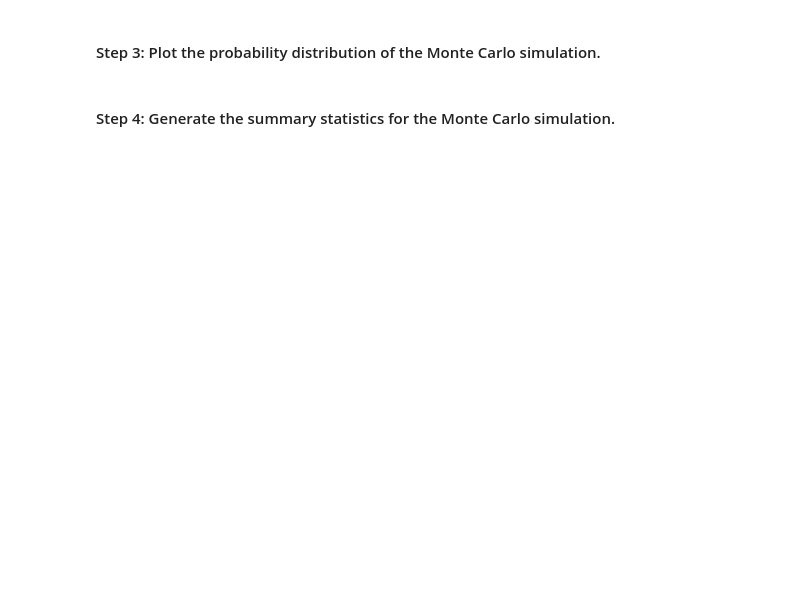
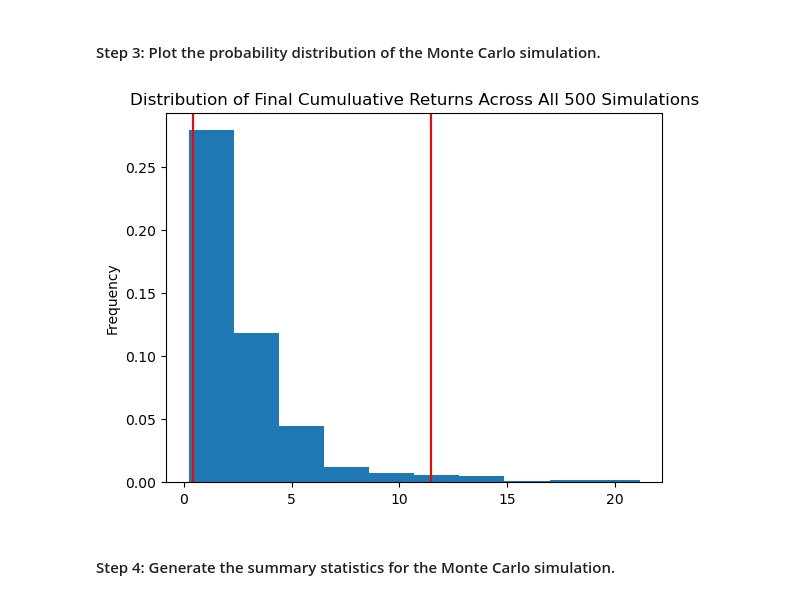
Before and after one commit to BenSmook/Financial-Planning-with-Apis-and-Simulations, a Jupyter notebook: Starter_Code/financial_planning_tools.ipynb, the cells around one changed output. Saved outputs shown, nothing was run; the diff lists cells and outputs as text; code cells hidden in the pictures; blank space fills up the shorter version.

```diff
--- a/Starter_Code/financial_planning_tools.ipynb
+++ b/Starter_Code/financial_planning_tools.ipynb
@@ -156,17 +203,17 @@ agg_shares = 200
 - `start_date` and `end_date`: Use the same date for these parameters, and format them with the date of the previous weekday (or `2020-08-07`). This is because you want the one closing price for the most-recent trading day.
 # %%
 # Set the tickers for both the bond and stock portion of the portfolio
-# YOUR CODE HERE
+tickers = ["SPY", "AGG"]
 
 # Set timeframe to 1Day
-# YOUR CODE HERE
+timeframe = "1day"
 
 # Format current date as ISO format
 # Set both the start and end date at the date of your prior weekday
 # This will give you the closing price of the previous trading day
 # Alternatively you can use a start and end date of 2020-08-07
-# YOUR CODE HERE
-# YOUR CODE HERE
+start_date = pd.Timestamp("2020-08-07", tz = "America/New_York").isoformat()
+end_date = pd.Timestamp("2020-08-07", tz = "America/New_York").isoformat()
 # %% [markdown]
 #### Step 4: Get the current closing prices for `SPY` and `AGG` by using the Alpaca `get_bars` function. Format the response as a Pandas DataFrame by including the `df` property at the end of the `get_bars` function.
 # %%
@@ -334,22 +411,22 @@ In this section, you’ll use the MCForecastTools library to create a Monte Carl
 # %%
 # Set start and end dates of 3 years back from your current date
 # Alternatively, you can use an end date of 2020-08-07 and work 3 years back from that date
-# YOUR CODE HERE
-# YOUR CODE HERE
+start_date = pd.Timestamp("2019-10-20", tz = "America/New_York").isoformat()
+end_date = pd.Timestamp("2022-10-20", tz = "America/New_York").isoformat()
 # %%
 # Use the Alpaca get_bars function to make the API call to get the 3 years worth of pricing data
 # The tickers and timeframe parameters should have been set in Part 1 of this activity
 # The start and end dates should be updated with the information set above
 # Remember to add the df property to the end of the call so the response is returned as a DataFrame
-# YOUR CODE HERE
+df_portfolio = alpaca.get_bars(tickers, timeframe, start = start_date, end = end_date).df
 
 # Reorganize the DataFrame
 # Separate ticker data
-# YOUR CODE HERE
-
+SPY = df_portfolio[df_portfolio['symbol']=='SPY'].drop('symbol',axis=1)
+AGG = df_portfolio[df_portfolio['symbol']=='AGG'].drop('symbol',axis=1)
 # Concatenate the ticker DataFrames
-# YOUR CODE HERE
+df_portfolio=pd.concat([AGG, SPY], axis = 1, keys = ['AGG', 'SPY'])
 
 # Display both the first and last five rows of the DataFrame
-# YOUR CODE HERE
-# YOUR CODE HERE
+display(df_portfolio.head())
+df_portfolio.tail()
@@ -359,7 +453,11 @@ In this section, you’ll use the MCForecastTools library to create a Monte Carl
 # Configure the Monte Carlo simulation to forecast 30 years cumulative returns
 # The weights should be split 40% to AGG and 60% to SPY.
 # Run 500 samples.
-# YOUR CODE HERE
+MC_thirtyyear = MCSimulation(
+    portfolio_data = df_portfolio,
+    weights=[.40,.60],
+    num_simulation=500,
+    num_trading_days=252*30)
 
 # Review the simulation input data
-# YOUR CODE HERE
+MC_thirtyyear.portfolio_data
@@ -375,7 +537,9 @@ In this section, you’ll use the MCForecastTools library to create a Monte Carl
 # %%
 # Visualize the probability distribution of the 30-year Monte Carlo simulation
 # by plotting a histogram
-# YOUR CODE HERE
+MC_sim_dist_plot = MC_thirtyyear.plot_distribution()
+# %% [output]
+[figure, added]
 # %% [markdown]
 #### Step 4: Generate the summary statistics for the Monte Carlo simulation.
 # %%
```
Also changed, not shown: parts of 39 cells of this notebook, 1 other file.
